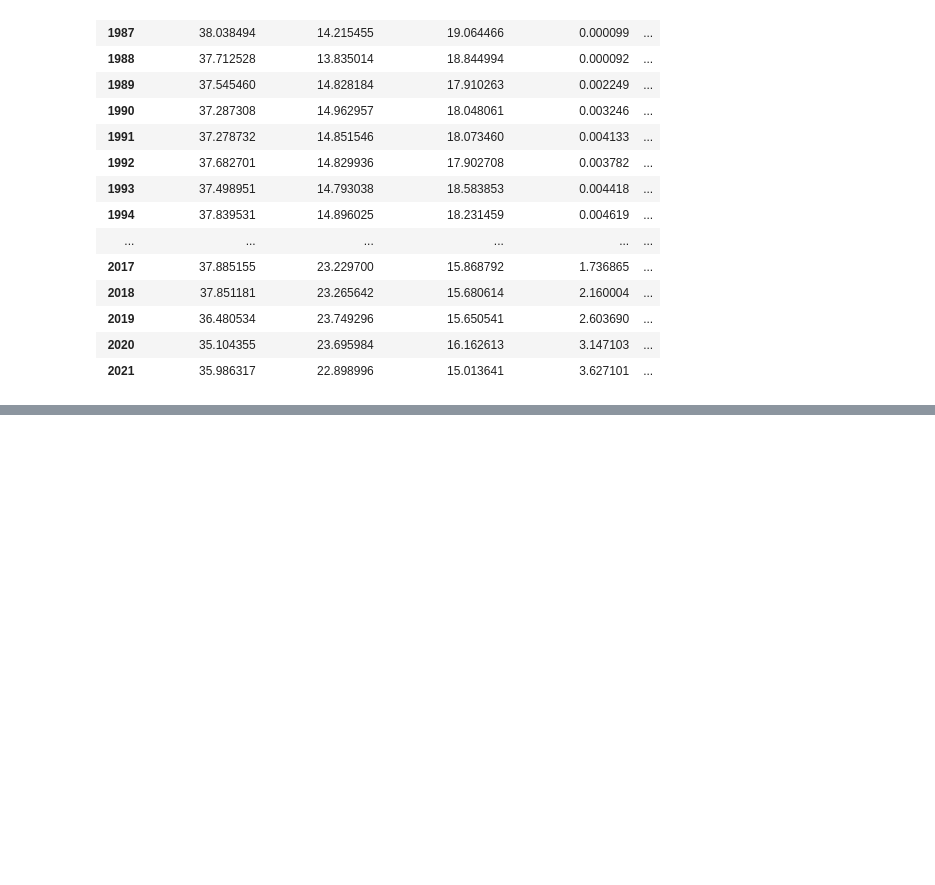
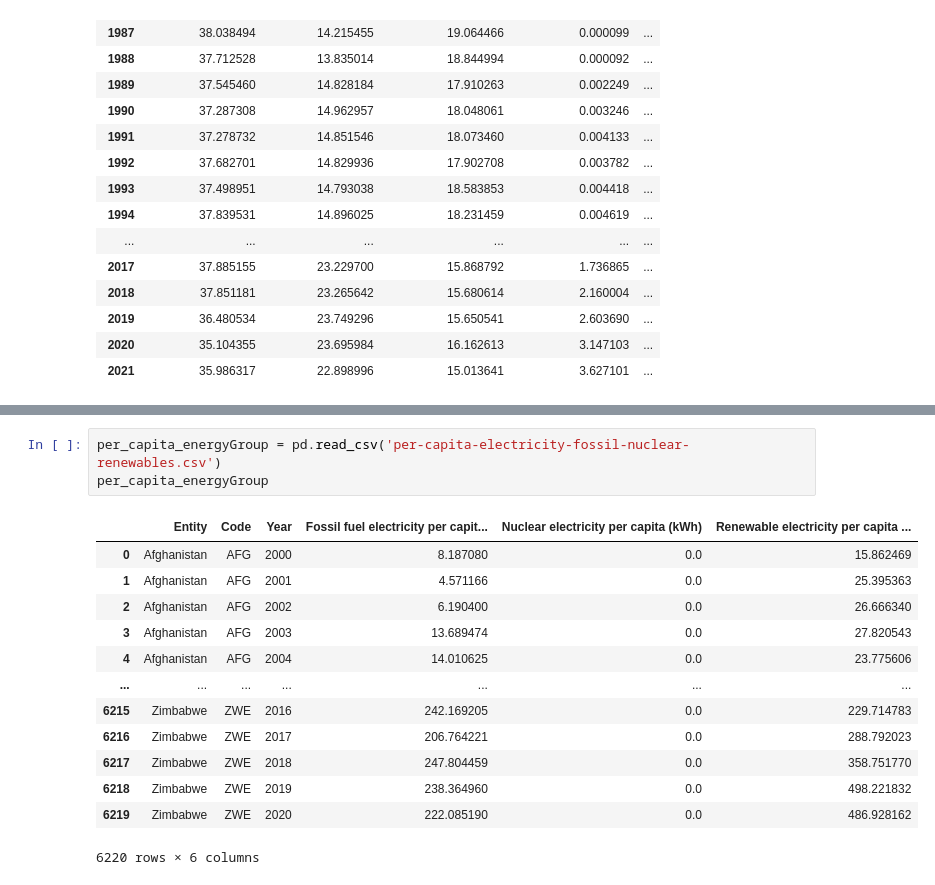
Before and after one commit to MuhamadZia/capstone_project_tetris, a Jupyter notebook: EDA.ipynb, the cells around one changed output, grey strips where cells are left out. Drawn from its saved outputs; the diff is of its cells as text; blank space fills up the shorter version.

```diff
--- a/EDA.ipynb
+++ b/EDA.ipynb
@@ -165,0 +193,17 @@ from
+# %%
+per_capita_energyGroup = pd.read_csv('per-capita-electricity-fossil-nuclear-renewables.csv')
+per_capita_energyGroup
+# %% [output]
+|  | Entity | Code | Year | Fossil fuel electricity per capit... | Nuclear electricity per capita (kWh) | Renewable electricity per capita ... |
+| 0 | Afghanistan | AFG | 2000 | 8.187080 | 0.0 | 15.862469 |
+| 1 | Afghanistan | AFG | 2001 | 4.571166 | 0.0 | 25.395363 |
+| 2 | Afghanistan | AFG | 2002 | 6.190400 | 0.0 | 26.666340 |
+| 3 | Afghanistan | AFG | 2003 | 13.689474 | 0.0 | 27.820543 |
+| 4 | Afghanistan | AFG | 2004 | 14.010625 | 0.0 | 23.775606 |
+| ... | ... | ... | ... | ... | ... | ... |
+| 6215 | Zimbabwe | ZWE | 2016 | 242.169205 | 0.0 | 229.714783 |
+| 6216 | Zimbabwe | ZWE | 2017 | 206.764221 | 0.0 | 288.792023 |
+| 6217 | Zimbabwe | ZWE | 2018 | 247.804459 | 0.0 | 358.751770 |
+| 6218 | Zimbabwe | ZWE | 2019 | 238.364960 | 0.0 | 498.221832 |
+| 6219 | Zimbabwe | ZWE | 2020 | 222.085190 | 0.0 | 486.928162 |
+6220 rows × 6 columns
```
Also changed, not shown: parts of 11 cells of this notebook, 2 other files.
